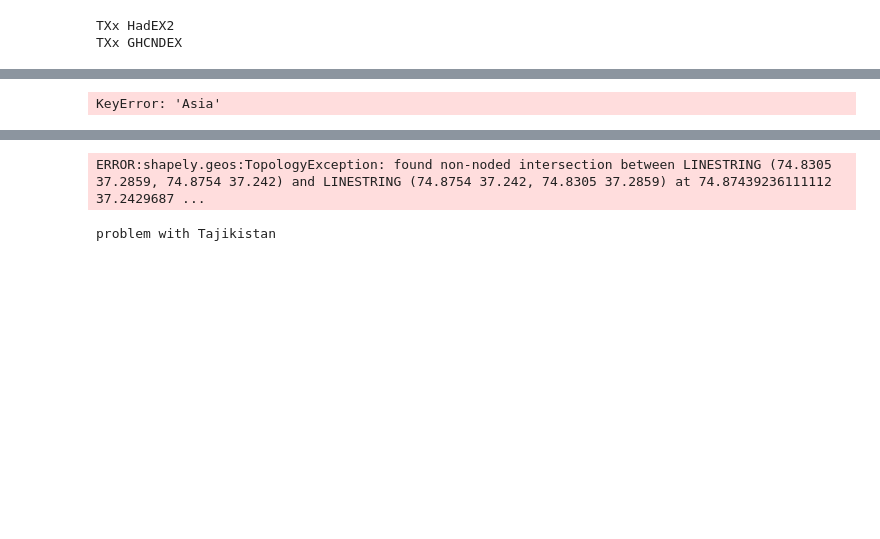
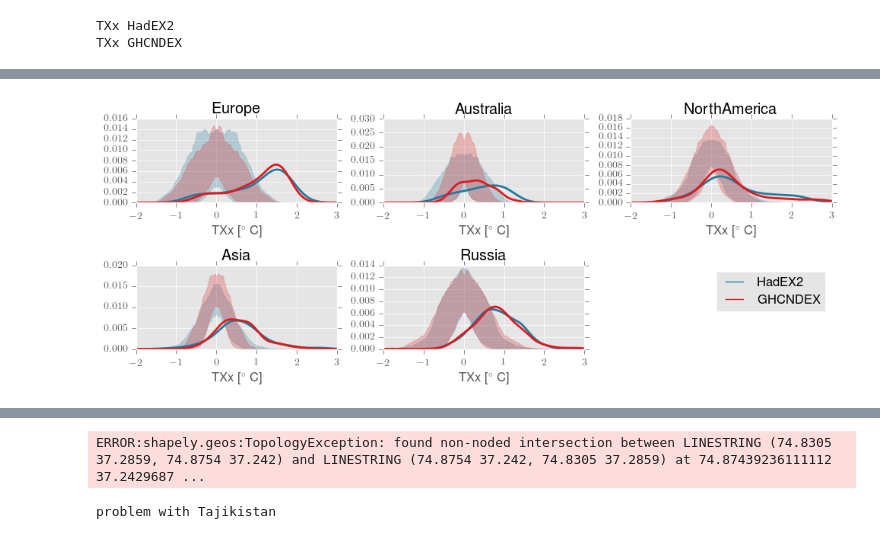
Before and after one commit to carlschleussner/pdf_processing, a Jupyter notebook: EU_NA_OC_TXx_HadEx2_GHCNDEX.ipynb, the cells around one changed output, grey strips where cells are left out. Drawn from its saved outputs; the diff is of its cells as text; code cells hidden in the pictures; blank space fills up the shorter version.

```diff
--- a/EU_NA_OC_TXx_HadEx2_GHCNDEX.ipynb
+++ b/EU_NA_OC_TXx_HadEx2_GHCNDEX.ipynb
@@ -181,37 +183,37 @@ f,pl=plt.subplots(nrows=2,ncols=3,figsize=(10,4))
 pplot=pl.flatten()
 
 varin='TXx'
 distro='pdf'
 
 
 
 for region,k in zip(region_polygons.keys(),range(len(pplot))):
     for dataset in ['HadEX2','GHCNDEX']:
         pl5=varoutdict[dataset][varin]._distributions[region][distro]['bs_quantiles'][5]
         pl95=varoutdict[dataset][varin]._distributions[region][distro]['bs_quantiles'][95]
         pplot[k].fill_between(varoutdict[dataset][varin]._distributions[region][distro]['xaxis'],
                             pl95,pl5,color=colordict[dataset],
                                   alpha=0.25)
 
         pplot[k].plot(varoutdict[dataset][varin]._distributions[region][distro]['xaxis'],
                       varoutdict[dataset][varin]._distributions[region][distro]['Recent_ref'],
                       label=dataset,
                       color=colordict[dataset],
                       linewidth=2)
 
         pplot[k].set_title(region.replace('_',''))
         pplot[k].set_xlabel(varin_dict[varin]['unit'])
 
 
 
-pplot[6].axis('off')
-for dataset in ['HadEX2','GHCNDEX']:pplot[6].plot(1,1,label=dataset,color=colordict[dataset])
-pplot[6].legend(loc='upper right')
+pplot[5].axis('off')
+for dataset in ['HadEX2','GHCNDEX']:pplot[5].plot(1,1,label=dataset,color=colordict[dataset])
+pplot[5].legend(loc='upper right')
 
 plt.tight_layout()
 plt.show()
 # %% [output]
-KeyError: 'Asia'
+[figure, added]
 # %%
 ###########
 # Plot Masks
```
Also changed, not shown: parts of 3 cells of this notebook, 6 other files.
